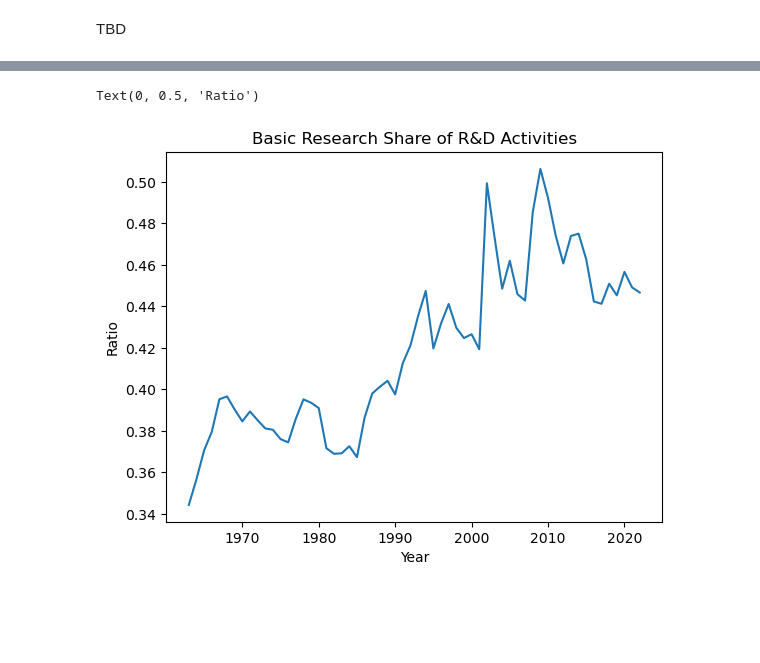
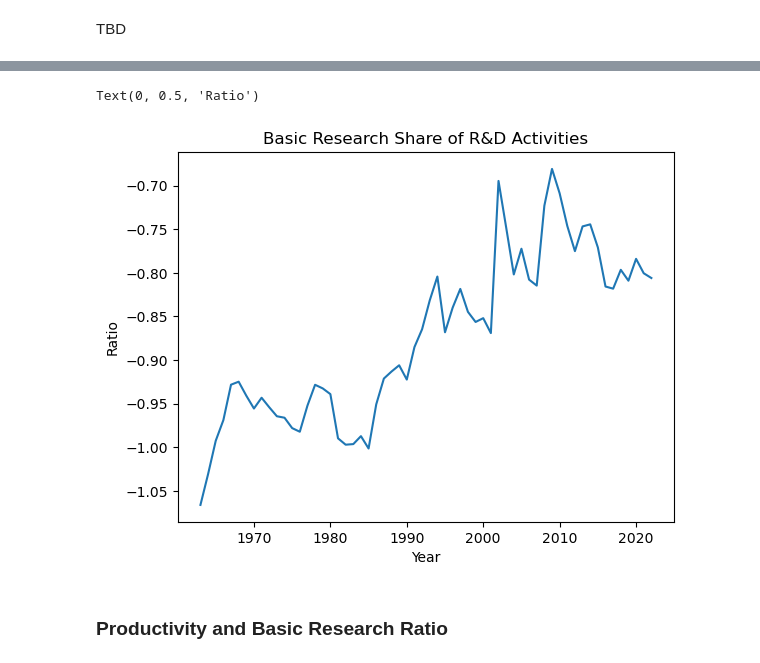
Before and after one commit to yueyun-zhang/InnovationEconomics-Exploration, a Jupyter notebook: Basic Research/Basic Research - VAR.ipynb, the cells around one changed output, grey strips where cells are left out. Saved outputs shown, nothing was run; the diff lists cells and outputs as text; code cells hidden in the pictures; blank space fills up the shorter version.

```diff
--- a/Basic Research/Basic Research - VAR.ipynb
+++ b/Basic Research/Basic Research - VAR.ipynb
@@ -37,8 +37,10 @@ RD_BRatio
-# %%
-plt.plot(RD_BRatio['Year'], RD_BRatio['Bratio'])
-plt.title("Basic Research Share of R&D Activities")
-plt.xlabel('Year')
-plt.ylabel('Ratio')
-# %% [output]
-Text(0, 0.5, 'Ratio')
-[figure, removed]
+# %%
+RD_BRatio['log_BRatio'] = np.log(RD_BRatio['Bratio'])
+# %%
+plt.plot(RD_BRatio['Year'], RD_BRatio['log_BRatio'])
+plt.title("Basic Research Share of R&D Activities")
+plt.xlabel('Year')
+plt.ylabel('Ratio')
+# %% [output]
+Text(0, 0.5, 'Ratio')
+[figure, added]
@@ -44,0 +83,2 @@ Text(0, 0.5, 'Ratio')
+# %% [markdown]
+### Productivity and Basic Research Ratio
```
Also changed, not shown: parts of 22 cells of this notebook.
